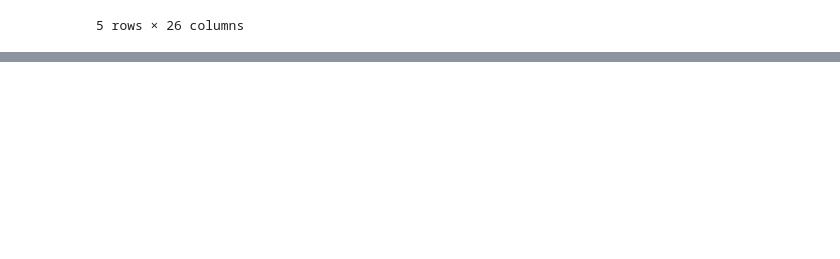
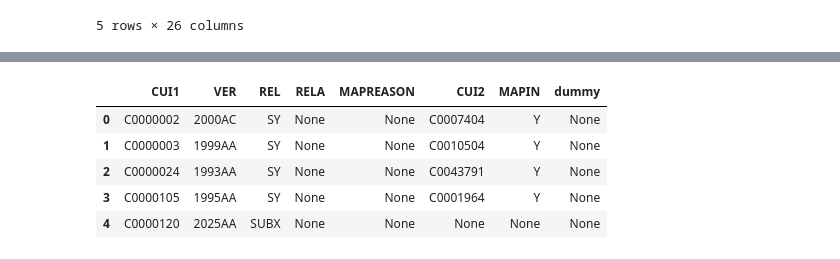
Before and after one commit to jhajagos/SupportingConceptSetGeneration, a Jupyter notebook: umls_load_notebook.ipynb, the cells around one changed output, grey strips where cells are left out. Saved outputs shown, nothing was run; the diff lists cells and outputs as text; code cells hidden in the pictures; blank space fills up the shorter version.

```diff
--- a/umls_load_notebook.ipynb
+++ b/umls_load_notebook.ipynb
@@ -835,3 +866,15 @@ mrrel_sdf, mrrel_path = write_parquet_file_and_reload(spark, mrsab_sdf, "MRREL",
+# %%
+mrcui_sdf = load_umls_table("MRCUI", UMLS_DIRECTORY, table_column_dict)
+mrcui_sdf, mrcui_path = write_parquet_file_and_reload(spark, mrcui_sdf, "MRCUI", UMLS_OUTPUT_DIRECTORY)
+# %%
+mrcui_sdf.limit(5).toPandas()
+# %% [output]
+|  | CUI1 | VER | REL | RELA | MAPREASON | CUI2 | MAPIN | dummy |
+| 0 | C0000002 | 2000AC | SY | None | None | C0007404 | Y | None |
+| 1 | C0000003 | 1999AA | SY | None | None | C0010504 | Y | None |
+| 2 | C0000024 | 1993AA | SY | None | None | C0043791 | Y | None |
+| 3 | C0000105 | 1995AA | SY | None | None | C0001964 | Y | None |
+| 4 | C0000120 | 2025AA | SUBX | None | None | None | None | None |
 # %%
 import json
 umls_table_dict = {"umls": {
```
Also changed, not shown: parts of 11 cells of this notebook.
